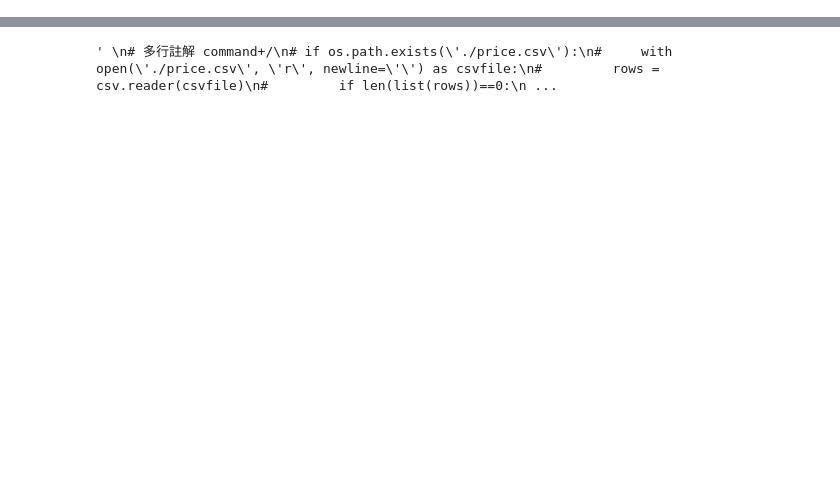
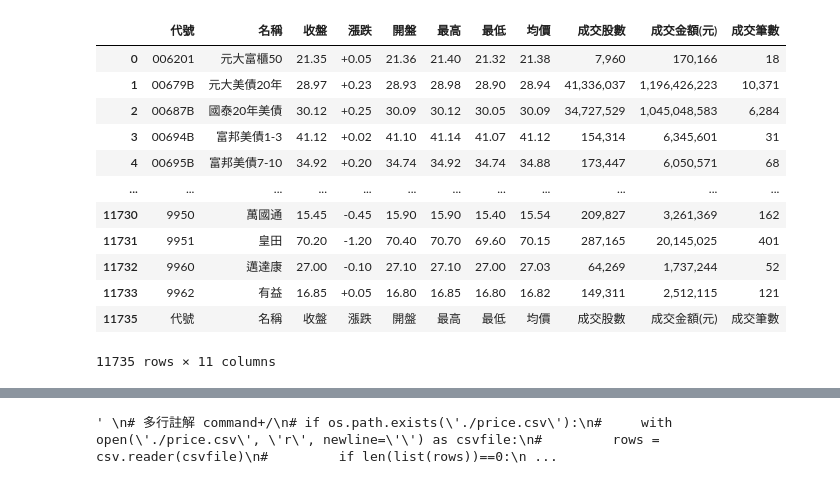
Before and after one commit to mulderfang/stock, a Jupyter notebook: RS與回測量化分析.ipynb, the cells around one changed output, grey strips where cells are left out. Cells and saved outputs as stored; diff of their text form; code cells hidden in the pictures; blank space fills up the shorter version.

```diff
--- a/RS與回測量化分析.ipynb
+++ b/RS與回測量化分析.ipynb
@@ -140,3 +140,36 @@ def get_sub_category_list(df_sub_category_list, df_rs70, date):
     df_sub_category.sort_values(by=['pen'], ascending=False, inplace=True)
 
     return df_sub_category
+# %%
+
+from io import StringIO
+# 下載股價
+url_tpex_stock = "http://www.tpex.org.tw/web/stock/aftertrading/daily_close_quotes/stk_quote_download.php?l=zh-tw&d="
+r = requests.post( url_tpex_stock + '20240506' + '&type=ALL')
+
+df = pd.read_csv(StringIO(r.text), header=2).dropna(how='all', axis=1).dropna(how='any')
+
+df = df.iloc[:, :11]
+
+# df = self.Rename_df_columns(df, Flag_tpex_stocks = True, Flag_tpex_insti_inv = False)
+
+# df = self.Get_specific_stock(df)
+
+# df.insert(0, "Date", Date)
+
+# self.df_stocks = self.df_stocks.append(df, ignore_index=True)
+df
+# %% [output]
+|  | 代號 | 名稱 | 收盤 | 漲跌 | 開盤 | 最高 | 最低 | 均價 | 成交股數 | 成交金額(元) | 成交筆數 |
+| 0 | 006201 | 元大富櫃50 | 21.35 | +0.05 | 21.36 | 21.40 | 21.32 | 21.38 | 7,960 | 170,166 | 18 |
+| 1 | 00679B | 元大美債20年 | 28.97 | +0.23 | 28.93 | 28.98 | 28.90 | 28.94 | 41,336,037 | 1,196,426,223 | 10,371 |
+| 2 | 00687B | 國泰20年美債 | 30.12 | +0.25 | 30.09 | 30.12 | 30.05 | 30.09 | 34,727,529 | 1,045,048,583 | 6,284 |
+| 3 | 00694B | 富邦美債1-3 | 41.12 | +0.02 | 41.10 | 41.14 | 41.07 | 41.12 | 154,314 | 6,345,601 | 31 |
+| 4 | 00695B | 富邦美債7-10 | 34.92 | +0.20 | 34.74 | 34.92 | 34.74 | 34.88 | 173,447 | 6,050,571 | 68 |
+| ... | ... | ... | ... | ... | ... | ... | ... | ... | ... | ... | ... |
+| 11730 | 9950 | 萬國通 | 15.45 | -0.45 | 15.90 | 15.90 | 15.40 | 15.54 | 209,827 | 3,261,369 | 162 |
+| 11731 | 9951 | 皇田 | 70.20 | -1.20 | 70.40 | 70.70 | 69.60 | 70.15 | 287,165 | 20,145,025 | 401 |
+| 11732 | 9960 | 邁達康 | 27.00 | -0.10 | 27.10 | 27.10 | 27.00 | 27.03 | 64,269 | 1,737,244 | 52 |
+| 11733 | 9962 | 有益 | 16.85 | +0.05 | 16.80 | 16.85 | 16.80 | 16.82 | 149,311 | 2,512,115 | 121 |
+| 11735 | 代號 | 名稱 | 收盤 | 漲跌 | 開盤 | 最高 | 最低 | 均價 | 成交股數 | 成交金額(元) | 成交筆數 |
+11735 rows × 11 columns
```
Also changed, not shown: parts of 8 cells of this notebook.
